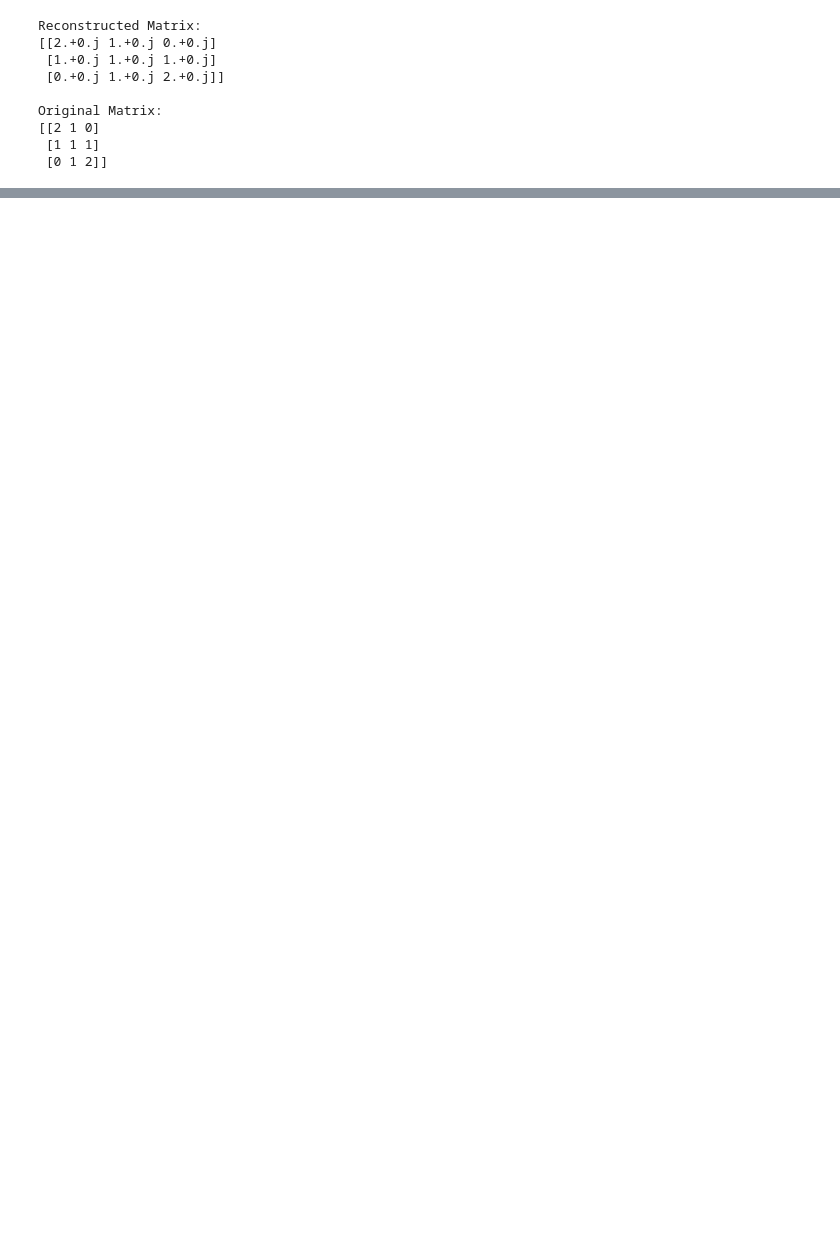
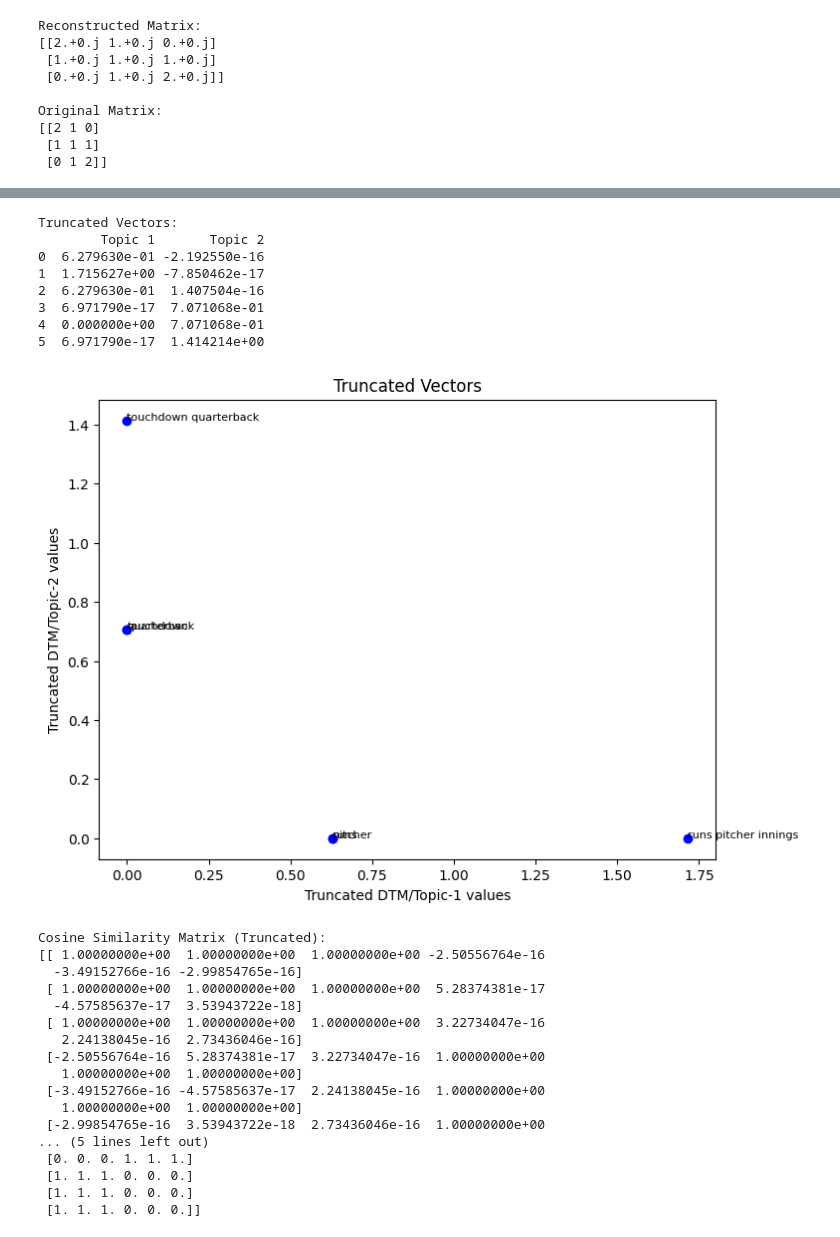
Before and after one commit to aleszcz/Aleks_portfolio, a Jupyter notebook: HM4_.ipynb, the cells around one changed output, grey strips where cells are left out. Drawn from its saved outputs; the diff is of its cells as text; code cells hidden in the pictures; blank space fills up the shorter version.

```diff
--- a/HM4_.ipynb
+++ b/HM4_.ipynb
@@ -692,0 +974,76 @@ Original Matrix:
+# %%
+#correct
+import matplotlib.pyplot as plt
+from sklearn.metrics.pairwise import cosine_similarity, cosine_distances
+
+# Define the documents
+documents = [
+    'runs',
+    'runs pitcher innings',
+    'pitcher',
+    'touchdown',
+    'quarterback',
+    'touchdown quarterback'
+]
+
+# Step 1: Vectorize the documents using CountVectorizer
+vectorizer = CountVectorizer()
+X = vectorizer.fit_transform(documents)
+
+# Step 2: Apply TruncatedSVD for dimensionality reduction
+num_topics = 2
+svd = TruncatedSVD(n_components=num_topics)
+truncated_vectors = svd.fit_transform(X)
+
+# Display the results
+print("Truncated Vectors:")
+print(pd.DataFrame(truncated_vectors, columns=[f'Topic {i + 1}' for i in range(num_topics)]))
+
+# Plot the truncated vectors
+plt.figure(figsize=(8, 6))
+plt.scatter(truncated_vectors[:, 0], truncated_vectors[:, 1], c='blue', marker='o')
+plt.title('Truncated Vectors')
+plt.xlabel('Truncated DTM/Topic-1 values')
+plt.ylabel('Truncated DTM/Topic-2 values')
+for i, txt in enumerate(documents):
+    plt.annotate(txt, (truncated_vectors[i, 0], truncated_vectors[i, 1]), fontsize=8)
+
+plt.show()
+
+# Compute cosine similarity and cosine distance using Truncated SVD
+cosine_similarity_matrix_truncated = cosine_similarity(truncated_vectors)
+cosine_distance_matrix_truncated = cosine_distances(truncated_vectors)
+
+# Display the results
+print("\nCosine Similarity Matrix (Truncated):")
+print(cosine_similarity_matrix_truncated)
+
+print("\nCosine Distance Matrix (Truncated):")
+print(cosine_distance_matrix_truncated)
+# %% [output]
+Truncated Vectors:
+        Topic 1       Topic 2
+0  6.279630e-01 -2.192550e-16
+1  1.715627e+00 -7.850462e-17
+2  6.279630e-01  1.407504e-16
+3  6.971790e-17  7.071068e-01
+4  0.000000e+00  7.071068e-01
+5  6.971790e-17  1.414214e+00
+[figure, added]
+Cosine Similarity Matrix (Truncated):
+[[ 1.00000000e+00  1.00000000e+00  1.00000000e+00 -2.50556764e-16
+  -3.49152766e-16 -2.99854765e-16]
+ [ 1.00000000e+00  1.00000000e+00  1.00000000e+00  5.28374381e-17
+  -4.57585637e-17  3.53943722e-18]
+ [ 1.00000000e+00  1.00000000e+00  1.00000000e+00  3.22734047e-16
+   2.24138045e-16  2.73436046e-16]
+ [-2.50556764e-16  5.28374381e-17  3.22734047e-16  1.00000000e+00
+   1.00000000e+00  1.00000000e+00]
+ [-3.49152766e-16 -4.57585637e-17  2.24138045e-16  1.00000000e+00
+   1.00000000e+00  1.00000000e+00]
+ [-2.99854765e-16  3.53943722e-18  2.73436046e-16  1.00000000e+00
+... (5 lines left out)
+ [0. 0. 0. 1. 1. 1.]
+ [1. 1. 1. 0. 0. 0.]
+ [1. 1. 1. 0. 0. 0.]
+ [1. 1. 1. 0. 0. 0.]]
```
Also changed, not shown: parts of 15 cells of this notebook.
